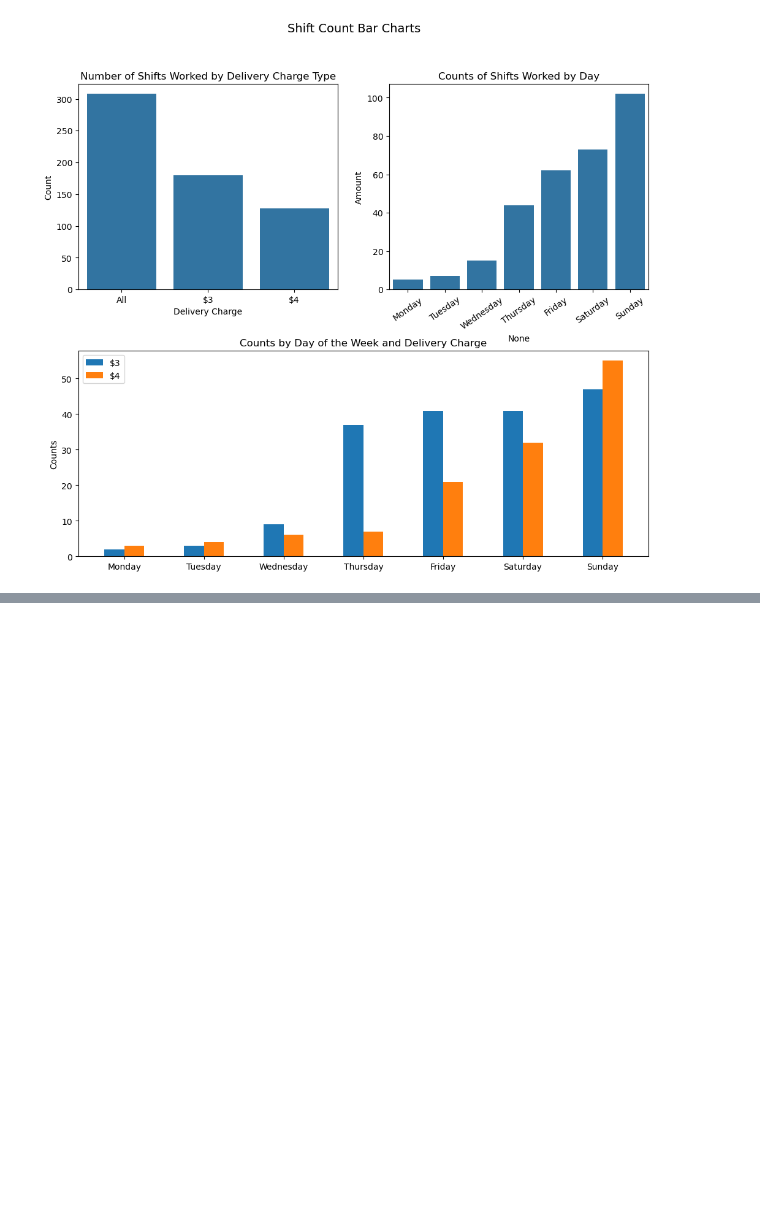
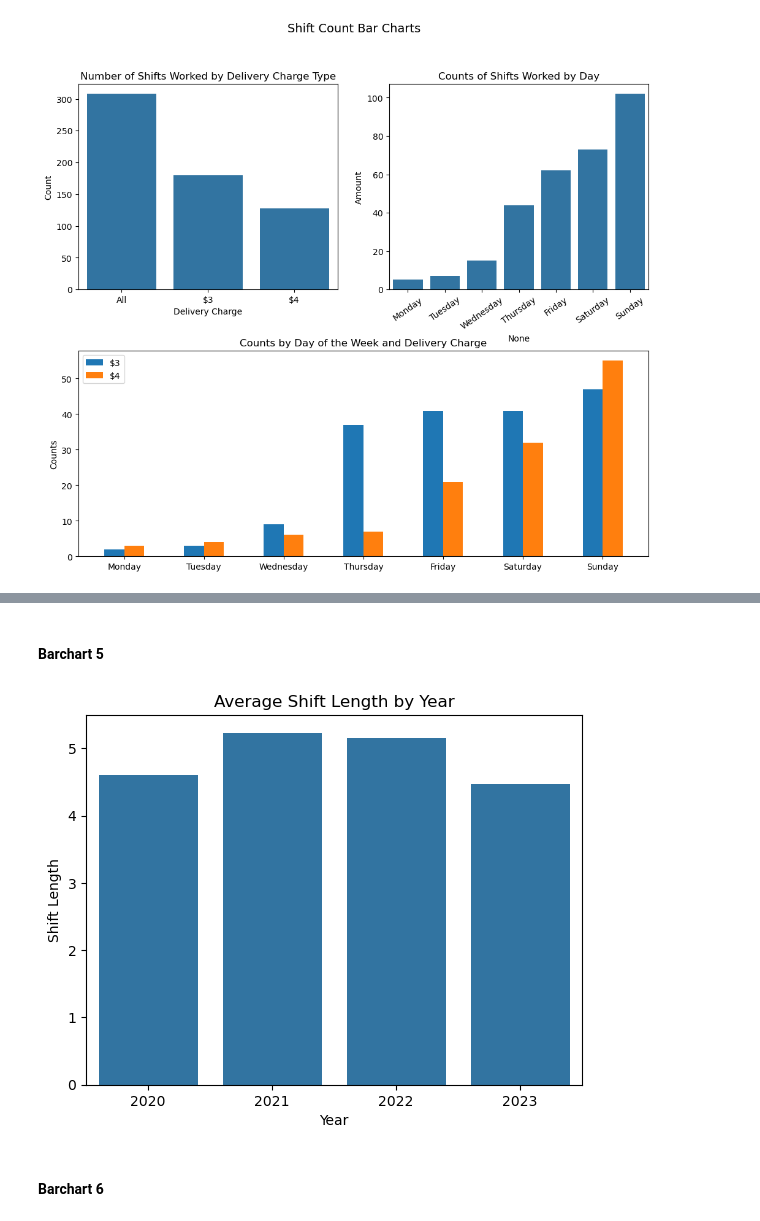
Before and after one commit to stevejchacon/pizzatip, a Jupyter notebook: pizzaEDA2_seaborn.ipynb, the cells around one changed output, grey strips where cells are left out. Saved outputs shown, nothing was run; the diff lists cells and outputs as text; code cells hidden in the pictures; blank space fills up the shorter version.

```diff
--- a/pizzaEDA2_seaborn.ipynb
+++ b/pizzaEDA2_seaborn.ipynb
@@ -278,0 +310,19 @@ plt.show()
+# %% [markdown]
+#### Barchart 5
+# %%
+dur_avg_year = df.groupby('Year')['Duration'].mean()
+dur_avg_year_df = dur_avg_year.reset_index()
+# %%
+# duration average by year
+fig, ax = plt.subplots()
+
+sns.barplot(data=dur_avg_year_df, x='Year', y='Duration', ax=ax)
+ax.set_xlabel('Year')
+ax.set_ylabel('Shift Length')
+ax.set_title('Average Shift Length by Year')
+
+plt.show()
+# %% [output]
+[figure, added]
+# %% [markdown]
+#### Barchart 6
```
Also changed, not shown: parts of 21 cells of this notebook.
